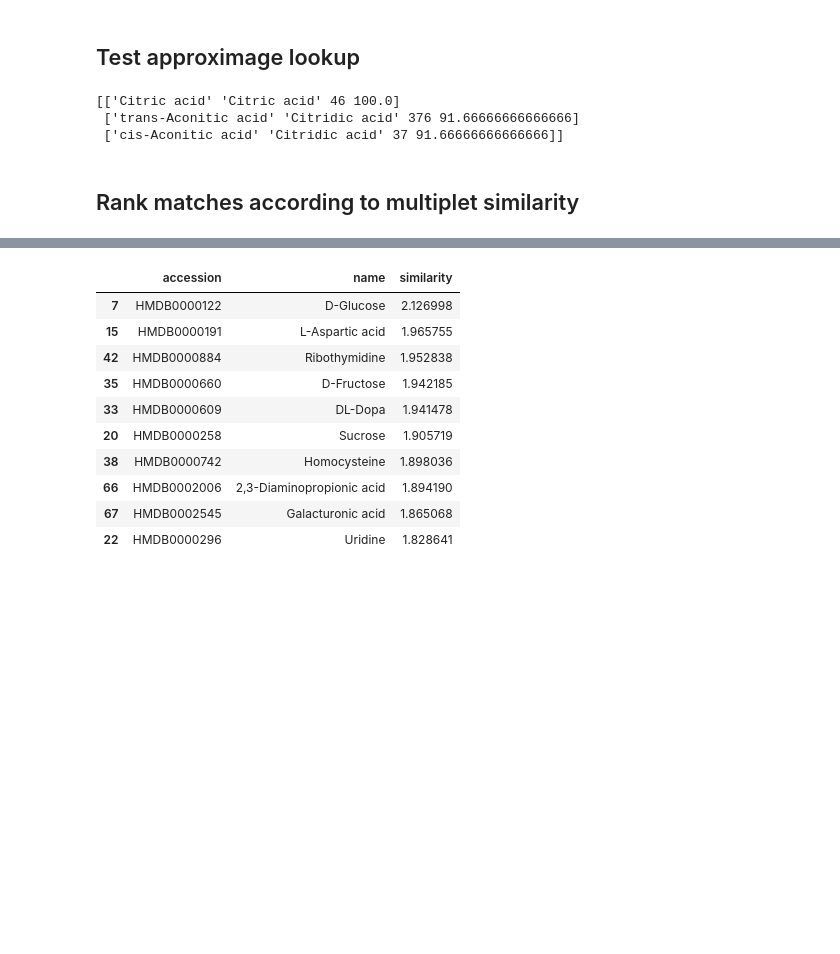
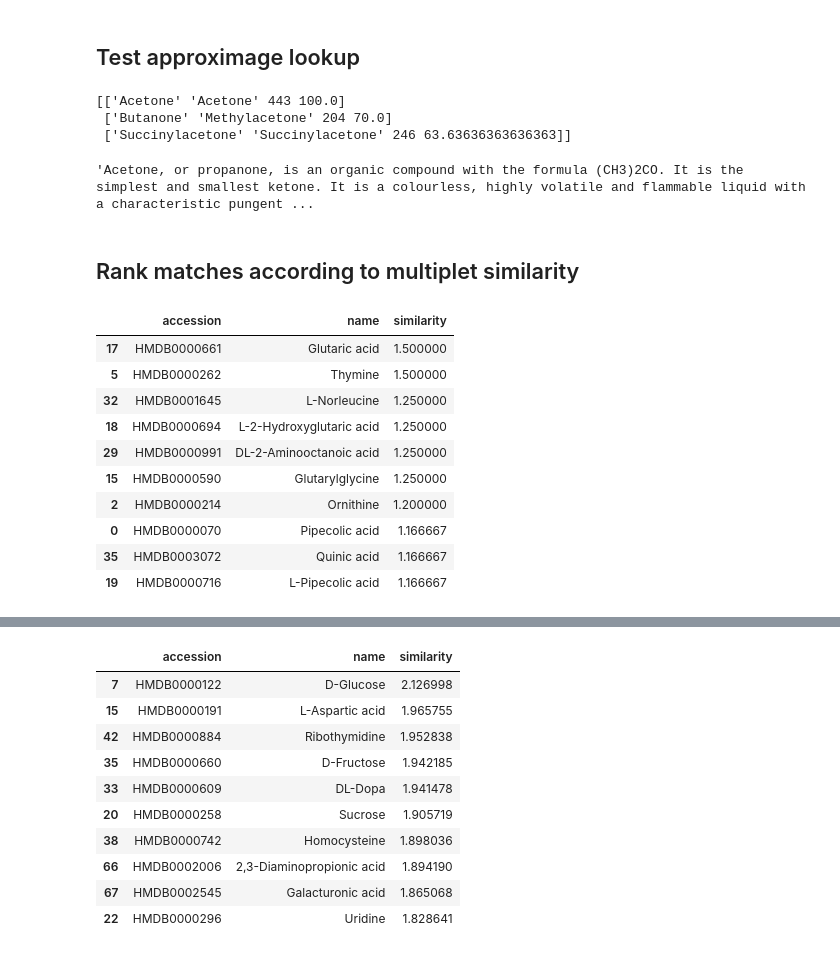
Before and after one commit to phenological/hmdb_utils, a Jupyter notebook: test_HMDB.ipynb, the cells around one changed output, grey strips where cells are left out. Cells and saved outputs as stored; diff of their text form; code cells hidden in the pictures; blank space fills up the shorter version.

```diff
--- a/test_HMDB.ipynb
+++ b/test_HMDB.ipynb
@@ -37,11 +37,32 @@ df['synonyms_cat'] = df['synonyms_cat'].str.lower()
 # %% [markdown]
 ## Test approximage lookup
 # %%
-matches = approximate_lookup(df, 'synonyms_cat', 'citric acid', fuzz.partial_token_ratio, fuzz.ratio, limit=3)
+matches = approximate_lookup(df, 'synonyms_cat', 'Acetone', fuzz.partial_token_ratio, fuzz.ratio, limit=3)
 print(matches)
 # %% [output]
-[['Citric acid' 'Citric acid' 46 100.0]
- ['trans-Aconitic acid' 'Citridic acid' 376 91.66666666666666]
- ['cis-Aconitic acid' 'Citridic acid' 37 91.66666666666666]]
+[['Acetone' 'Acetone' 443 100.0]
+ ['Butanone' 'Methylacetone' 204 70.0]
+ ['Succinylacetone' 'Succinylacetone' 246 63.63636363636363]]
+# %%
+df.loc[443, 'description']
+# %% [output]
+'Acetone, or propanone, is an organic compound with the formula (CH3)2CO. It is the simplest and smallest ketone. It is a colourless, highly volatile and flammable liquid with a characteristic pungent ...
 # %% [markdown]
 ## Rank matches according to multiplet similarity
+# %%
+query = [ {'range': (1.8, 1.86), 'mult': '*',},]
+
+result = multiple_query(query, nmrdb, df)
+result.head(10)
+# %% [output]
+|  | accession | name | similarity |
+| 17 | HMDB0000661 | Glutaric acid | 1.500000 |
+| 5 | HMDB0000262 | Thymine | 1.500000 |
+| 32 | HMDB0001645 | L-Norleucine | 1.250000 |
+| 18 | HMDB0000694 | L-2-Hydroxyglutaric acid | 1.250000 |
+| 29 | HMDB0000991 | DL-2-Aminooctanoic acid | 1.250000 |
+| 15 | HMDB0000590 | Glutarylglycine | 1.250000 |
+| 2 | HMDB0000214 | Ornithine | 1.200000 |
+| 0 | HMDB0000070 | Pipecolic acid | 1.166667 |
+| 35 | HMDB0003072 | Quinic acid | 1.166667 |
+| 19 | HMDB0000716 | L-Pipecolic acid | 1.166667 |
```
Also changed, not shown: parts of 8 cells of this notebook.
